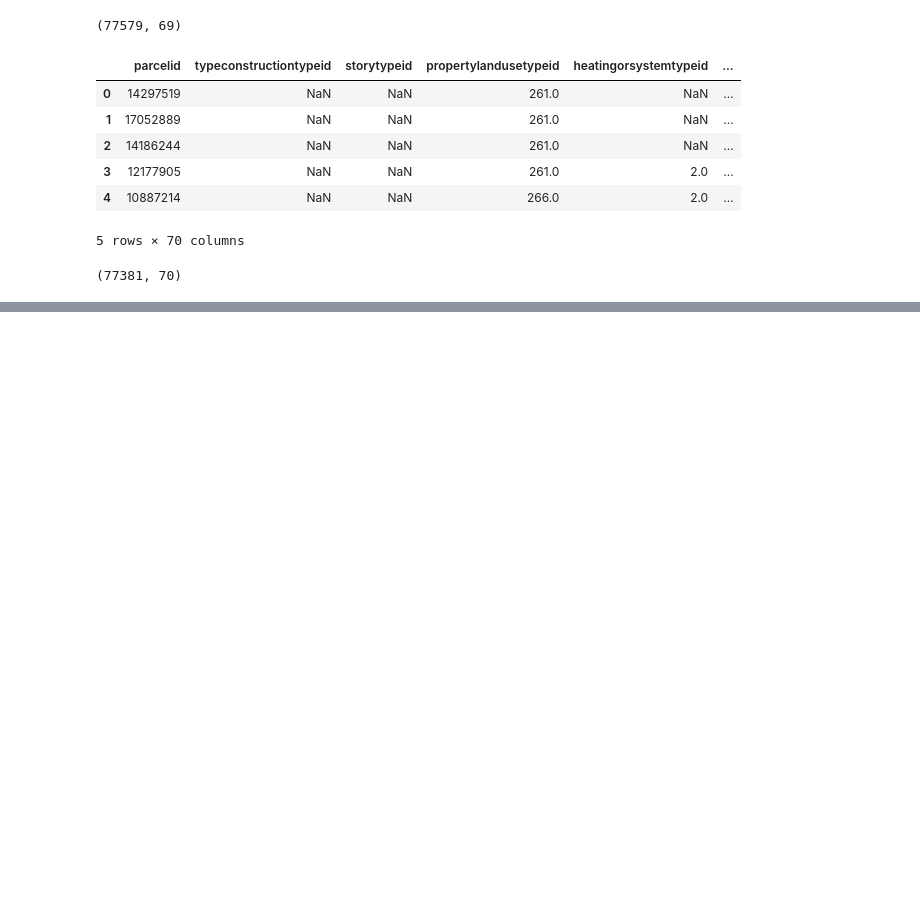
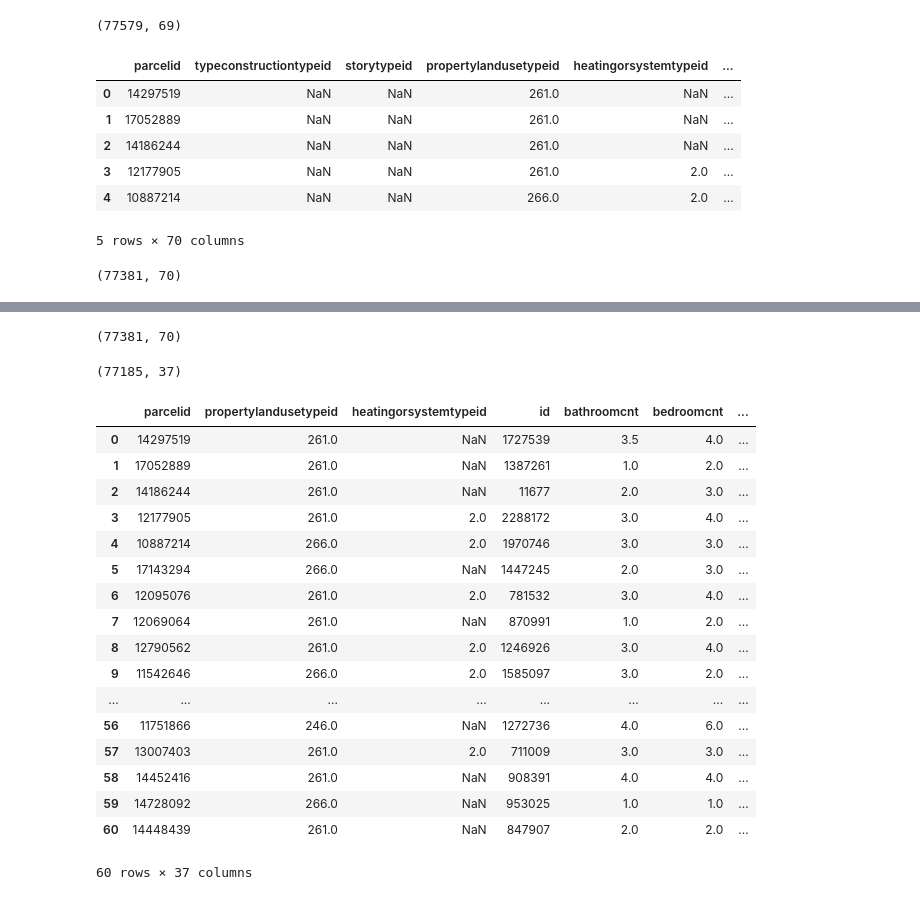
Before and after one commit to Bartholomew-Taylor/clustering_exercises, a Jupyter notebook: wrange_exercise.ipynb, the cells around one changed output, grey strips where cells are left out. Drawn from its saved outputs; the diff is of its cells as text; code cells hidden in the pictures; blank space fills up the shorter version.

```diff
--- a/wrange_exercise.ipynb
+++ b/wrange_exercise.ipynb
@@ -30,0 +92,13 @@ df_nodupe.shape
+# %%
+def na_stats(df):
+    odf = pd.DataFrame({'features': list(df.columns)})
+    num_na = []
+    percent_na = []
+    for col in df.columns:
+        num_na.append(df[col].isna().sum())
+    odf['num_na'] = num_na
+    for col in df.columns:
+        percent_na.append((df[col].isna().sum()/len(df[col])))
+    odf['percent_na'] = percent_na
+
+    return odf
@@ -30,0 +127,44 @@ df_nodupe.shape
+# %%
+df_nodupe.shape
+# %% [output]
+(77381, 70)
+# %%
+def gap_killer(df):
+    to_drop = []
+    col_count = na_stats(df)
+    for index, row in col_count.iterrows():
+        if row['percent_na'] >= .60:
+            to_drop.append(index)
+        out_df = df.drop(df.columns[to_drop], axis = 1)
+    null_row = out_df.isnull().sum(axis=1)
+    out_df['nulls'] = null_row
+    out_df = out_df[out_df['nulls'] < 9]
+
+    return out_df
+# %%
+col_cull = gap_killer(df_nodupe)
+# %%
+col_cull.shape
+# %% [output]
+(77185, 37)
+# %%
+col_cull.head(60)
+# %% [output]
+|  | parcelid | propertylandusetypeid | heatingorsystemtypeid | id | bathroomcnt | bedroomcnt | ... |
+| 0 | 14297519 | 261.0 | NaN | 1727539 | 3.5 | 4.0 | ... |
+| 1 | 17052889 | 261.0 | NaN | 1387261 | 1.0 | 2.0 | ... |
+| 2 | 14186244 | 261.0 | NaN | 11677 | 2.0 | 3.0 | ... |
+| 3 | 12177905 | 261.0 | 2.0 | 2288172 | 3.0 | 4.0 | ... |
+| 4 | 10887214 | 266.0 | 2.0 | 1970746 | 3.0 | 3.0 | ... |
+| 5 | 17143294 | 266.0 | NaN | 1447245 | 2.0 | 3.0 | ... |
+| 6 | 12095076 | 261.0 | 2.0 | 781532 | 3.0 | 4.0 | ... |
+| 7 | 12069064 | 261.0 | NaN | 870991 | 1.0 | 2.0 | ... |
+| 8 | 12790562 | 261.0 | 2.0 | 1246926 | 3.0 | 4.0 | ... |
+| 9 | 11542646 | 266.0 | 2.0 | 1585097 | 3.0 | 2.0 | ... |
+| ... | ... | ... | ... | ... | ... | ... | ... |
+| 56 | 11751866 | 246.0 | NaN | 1272736 | 4.0 | 6.0 | ... |
+| 57 | 13007403 | 261.0 | 2.0 | 711009 | 3.0 | 3.0 | ... |
+| 58 | 14452416 | 261.0 | NaN | 908391 | 4.0 | 4.0 | ... |
+| 59 | 14728092 | 266.0 | NaN | 953025 | 1.0 | 1.0 | ... |
+| 60 | 14448439 | 261.0 | NaN | 847907 | 2.0 | 2.0 | ... |
+60 rows × 37 columns
```
Also changed, not shown: parts of 17 cells of this notebook, 2 other files.
